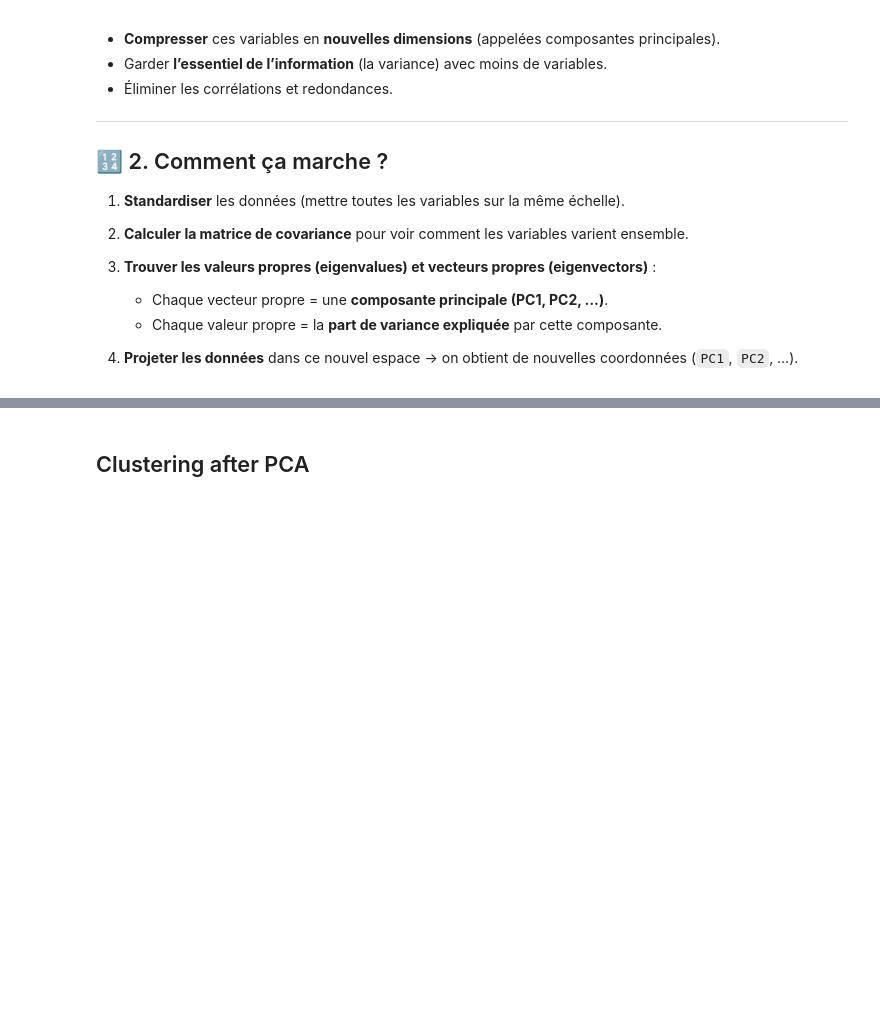
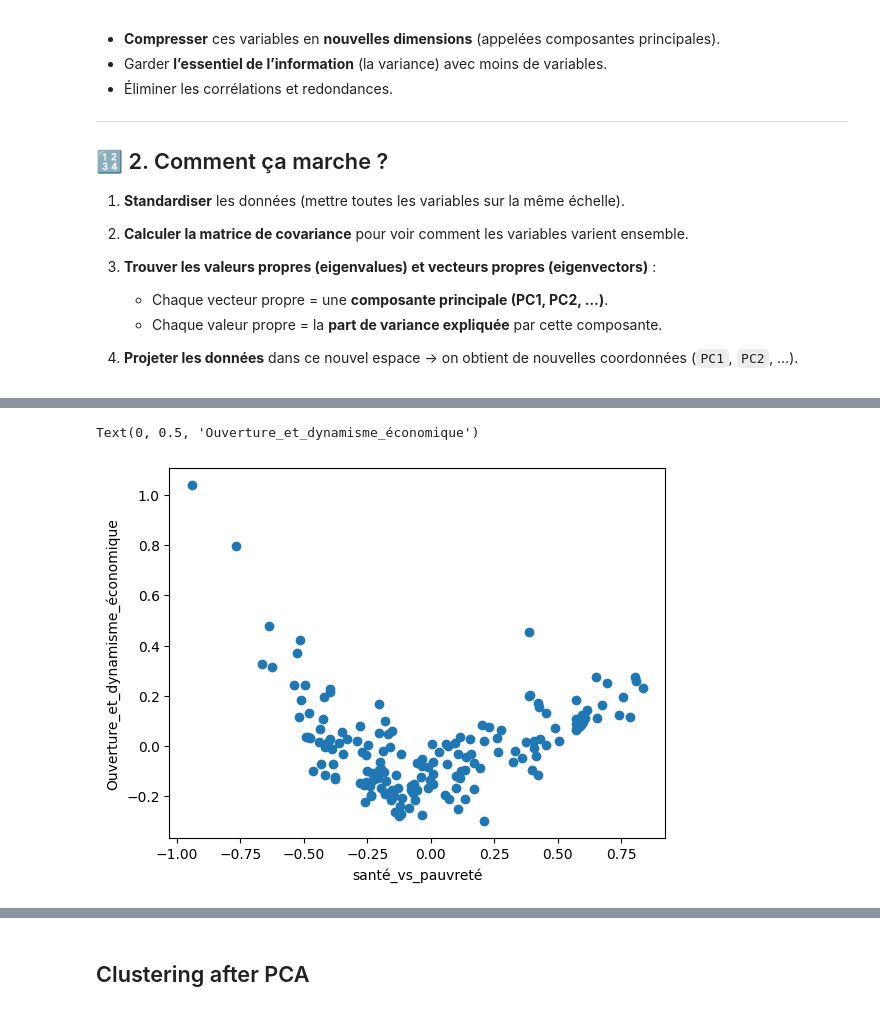
Before and after one commit to bidoscar/AFRICITIZEN-ACDS-Coding, a Jupyter notebook: Seance_8_Clustering_PCA/Seance_8_clustering_k_means_pca.ipynb, the cells around one changed output, grey strips where cells are left out. Drawn from its saved outputs; the diff is of its cells as text; code cells hidden in the pictures; blank space fills up the shorter version.

```diff
--- a/Seance_8_Clustering_PCA/Seance_8_clustering_k_means_pca_apres_seance_mardi_23.ipynb
+++ b/Seance_8_Clustering_PCA/Seance_8_clustering_k_means_pca.ipynb
@@ -486,0 +518,3 @@ La PCA sert à :
+# %%
+df_pca = pd.DataFrame(data = principalComponents, columns = ['PC1', 'PC2', 'PC3', 'PC4', 'PC5', 'PC6', 'PC7', 'PC8', 'PC9'])
+df_pca.head()
@@ -486,0 +558,4 @@ La PCA sert à :
+# %%
+# Supprimer les composantes qui ne nous interessent pas
+df_pca = df_pca[['PC1', 'PC2', 'PC3']]
+df_pca.head()
@@ -486,0 +602,2 @@ La PCA sert à :
+# %%
+df_pca.columns = ['santé_vs_pauvreté', 'Ouverture_et_dynamisme_économique', 'Systeme_sante']
@@ -486,0 +613,8 @@ La PCA sert à :
+# %%
+# Faire le nuage des points entresanté_vs_pauvreté et Ouverture_et_dynamisme_économique de df_pca
+plt.scatter(df_pca['santé_vs_pauvreté'], df_pca['Ouverture_et_dynamisme_économique'])
+plt.xlabel('santé_vs_pauvreté')
+plt.ylabel('Ouverture_et_dynamisme_économique')
+# %% [output]
+Text(0, 0.5, 'Ouverture_et_dynamisme_économique')
+[figure, added]
```
Also changed, not shown: parts of 28 cells of this notebook, 1 other file.
